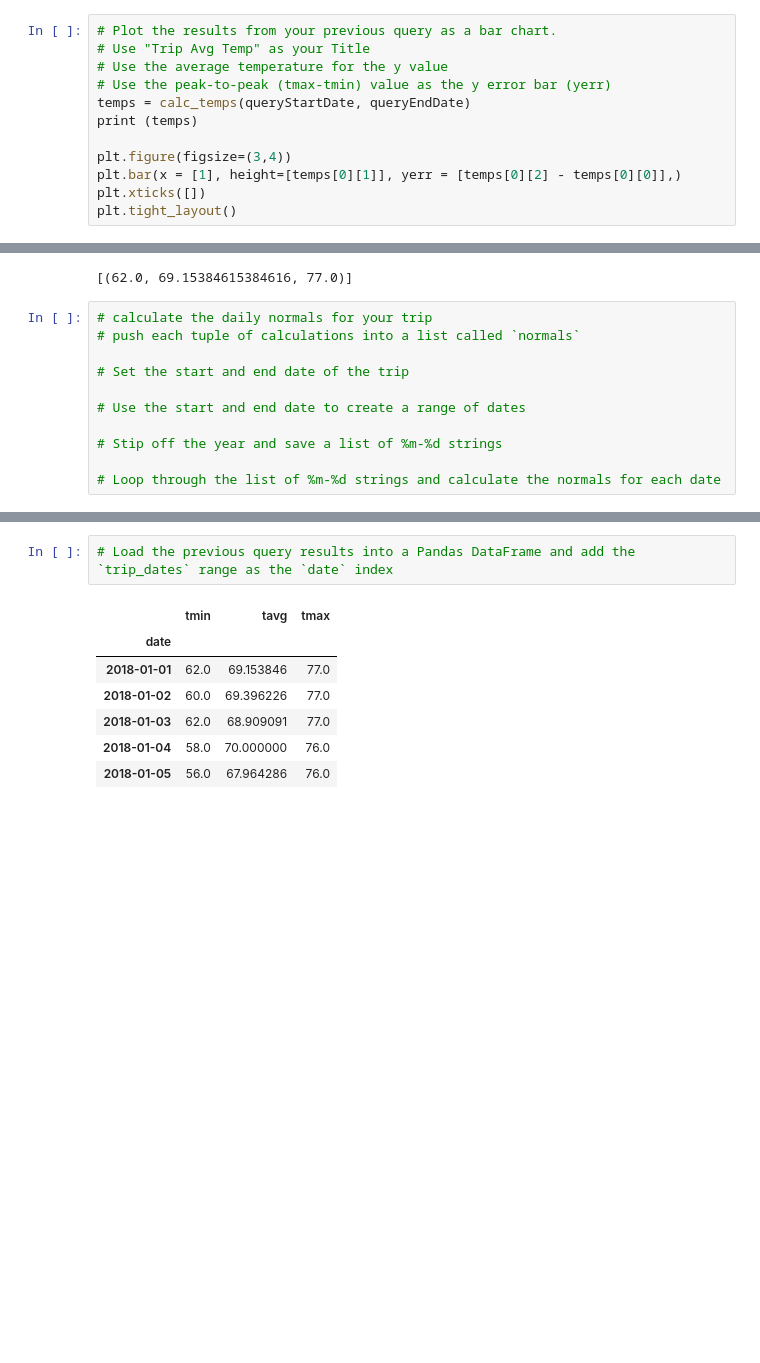
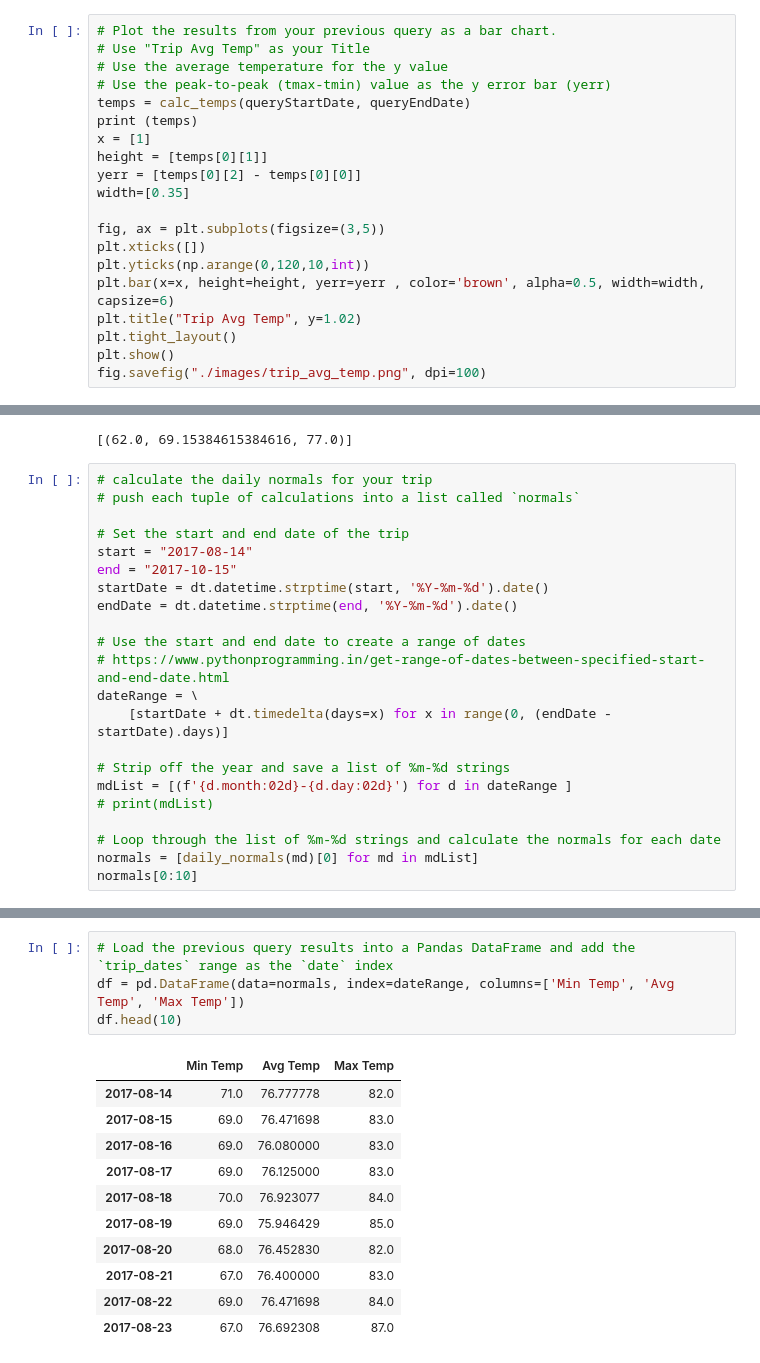
Before and after one commit to JimCDabc/sqlalchemy-challenge, a Jupyter notebook: climate.ipynb, the cells around one changed output, grey strips where cells are left out. Cells and saved outputs as stored; diff of their text form; blank space fills up the shorter version.

```diff
--- a/climate.ipynb
+++ b/climate.ipynb
@@ -351,10 +364,18 @@ list
 # Use the peak-to-peak (tmax-tmin) value as the y error bar (yerr)
 temps = calc_temps(queryStartDate, queryEndDate)
 print (temps)
+x = [1]
+height = [temps[0][1]]
+yerr = [temps[0][2] - temps[0][0]]
+width=[0.35]
 
-plt.figure(figsize=(3,4))
-plt.bar(x = [1], height=[temps[0][1]], yerr = [temps[0][2] - temps[0][0]],)
+fig, ax = plt.subplots(figsize=(3,5))
 plt.xticks([])
+plt.yticks(np.arange(0,120,10,int))
+plt.bar(x=x, height=height, yerr=yerr , color='brown', alpha=0.5, width=width, capsize=6)
+plt.title("Trip Avg Temp", y=1.02)
 plt.tight_layout()
+plt.show()
+fig.savefig("./images/trip_avg_temp.png", dpi=100)
 # %% [output]
 [(71.0, 77.76923076923077, 84.0)]
@@ -416,10 +437,21 @@ daily_normals("01-01")
 # push each tuple of calculations into a list called `normals`
 
 # Set the start and end date of the trip
+start = "2017-08-14"
+end = "2017-10-15"
+startDate = dt.datetime.strptime(start, '%Y-%m-%d').date()
+endDate = dt.datetime.strptime(end, '%Y-%m-%d').date()
 
 # Use the start and end date to create a range of dates
+# https://www.pythonprogramming.in/get-range-of-dates-between-specified-start-and-end-date.html
+dateRange = \
+    [startDate + dt.timedelta(days=x) for x in range(0, (endDate - startDate).days)]
 
-# Stip off the year and save a list of %m-%d strings
+# Strip off the year and save a list of %m-%d strings
+mdList = [(f'{d.month:02d}-{d.day:02d}') for d in dateRange ]
+# print(mdList)
 
 # Loop through the list of %m-%d strings and calculate the normals for each date
+normals = [daily_normals(md)[0] for md in mdList]
+normals[0:10]
 # %% [output]
@@ -433,10 +468,16 @@ daily_normals("01-01")
 # %%
 # Load the previous query results into a Pandas DataFrame and add the `trip_dates` range as the `date` index
+df = pd.DataFrame(data=normals, index=dateRange, columns=['Min Temp', 'Avg Temp', 'Max Temp'])
+df.head(10)
 # %% [output]
-|  | tmin | tavg | tmax |
-| date |  |  |  |
-| 2018-01-01 | 62.0 | 69.153846 | 77.0 |
-| 2018-01-02 | 60.0 | 69.396226 | 77.0 |
-| 2018-01-03 | 62.0 | 68.909091 | 77.0 |
-| 2018-01-04 | 58.0 | 70.000000 | 76.0 |
-| 2018-01-05 | 56.0 | 67.964286 | 76.0 |
+|  | Min Temp | Avg Temp | Max Temp |
+| 2017-08-14 | 71.0 | 76.777778 | 82.0 |
+| 2017-08-15 | 69.0 | 76.471698 | 83.0 |
+| 2017-08-16 | 69.0 | 76.080000 | 83.0 |
+| 2017-08-17 | 69.0 | 76.125000 | 83.0 |
+| 2017-08-18 | 70.0 | 76.923077 | 84.0 |
+| 2017-08-19 | 69.0 | 75.946429 | 85.0 |
+| 2017-08-20 | 68.0 | 76.452830 | 82.0 |
+| 2017-08-21 | 67.0 | 76.400000 | 83.0 |
+| 2017-08-22 | 69.0 | 76.471698 | 84.0 |
+| 2017-08-23 | 67.0 | 76.692308 | 87.0 |
```
Also changed, not shown: parts of 11 cells of this notebook, 5 other files.
